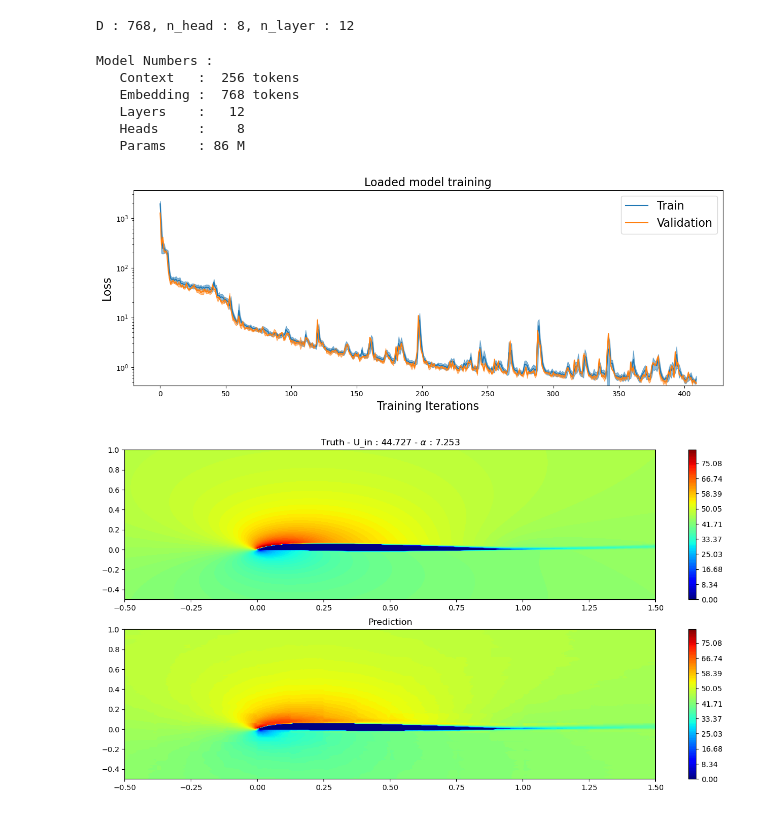
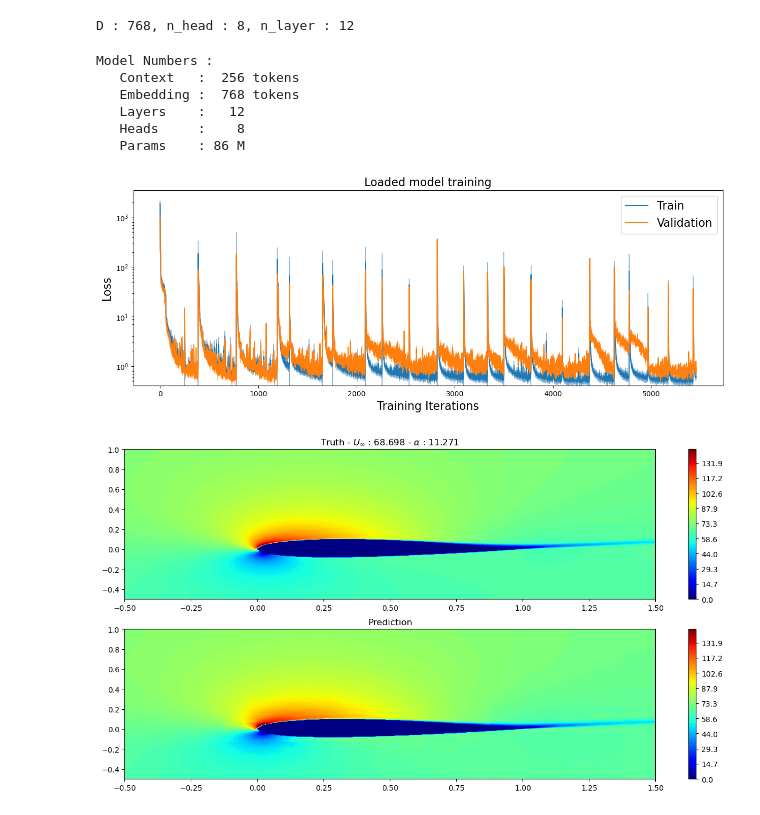
Before and after one commit to emenier/RANSformer, a Jupyter notebook: RANSFormer.ipynb, the cells around one changed output. Saved outputs shown, nothing was run; the diff lists cells and outputs as text; code cells hidden in the pictures.

```diff
--- a/RANSFormer.ipynb
+++ b/RANSFormer.ipynb
@@ -21,11 +20,8 @@ data_dir = '/home/tau/emenier/data/AirfRANS/Dataset/'
 outfile = 'formatted_AirfRANS.h5'
 # %%
 dataset = H5RansDataset(osp.join(data_dir,outfile))
-dataset = H5RansDataset(osp.join(data_dir,outfile))
 
-
-
-savedir = '/home/tau/emenier/data/AirfRANS/runs/run_4/'
+savedir = '/home/tau/emenier/data/AirfRANS/runs/run_3/'
 
 batch_size = 64 # how many independent sequences will we process in parallel?
 lr = 3e-4
@@ -59,7 +55,7 @@ trainer = AirfRANSGPTtrainer(generator_vit,lr,
 # %% [output]
 D : 768, n_head : 8, n_layer : 12
 # %%
-dic = trainer.load('best_model.trch')
+dic = trainer.load('last_model.trch')
 trainer.gpt_model.eval()
 miniGPT.plot_utils.model_numbers(generator_vit,N,n_layers,D, n_heads)
 miniGPT.plot_utils.plot_losses(dic)
@@ -70,29 +66,29 @@ Model Numbers :
    Layers    :   12
    Heads     :    8
    Params    : 86 M
-[figure, old version]
+[figure, new version]
 # %%
 loader = miniGPT.train_utils.MyLoader(val_dataset,2,len(dataset)//2,torch.device('cpu'))
 # %%
 
 patches_in, patches_out, mask = next(loader)
 pred = generator_vit.predict(patches_in.cuda(),mask)
 uvals = to_img(patches_out,dataset.N,dataset.N,P).detach().cpu().numpy()
 uvals = np.linalg.norm(uvals,axis=1)[0]
 predvals = to_img(pred,dataset.N,dataset.N,P).detach().cpu().numpy()
 predvals = np.linalg.norm(predvals,axis=1)[0]
 geom = to_img(patches_in[...,2:],dataset.N,dataset.N,P).detach().cpu().numpy()[0,0]
 x = np.linspace(-0.5,1.5,dataset.N)
 y = np.linspace(-0.5,1,dataset.N)
 
 levels= np.linspace(uvals.min(),uvals.max(),100)
 
 fig, (ax1,ax2) = plt.subplots(nrows=2,figsize=(16,8))
-ax1.set_title(fr'Truth - U_in : {patches_in[0,0,0].item():.3f} - $\alpha$ : {patches_in[0,0,1].item():.3f}')
+ax1.set_title(fr'Truth - $U_\infty$ : {patches_in[0,0,0].item():.3f} - $\alpha$ : {patches_in[0,0,1].item():.3f}')
 ola = ax1.contourf(x, y, uvals, 100, levels=levels,cmap=plt.cm.jet)
 cbar = plt.colorbar(ola)
 ax2.set_title('Prediction')
 ola = ax2.contourf(x, y, predvals, 100, levels=levels,cmap=plt.cm.jet)
 cbar = plt.colorbar(ola)
 # %% [output]
-[figure, old version]
+[figure, new version]
```
Also changed, not shown: parts of 1 cell of this notebook, 4 other files.
